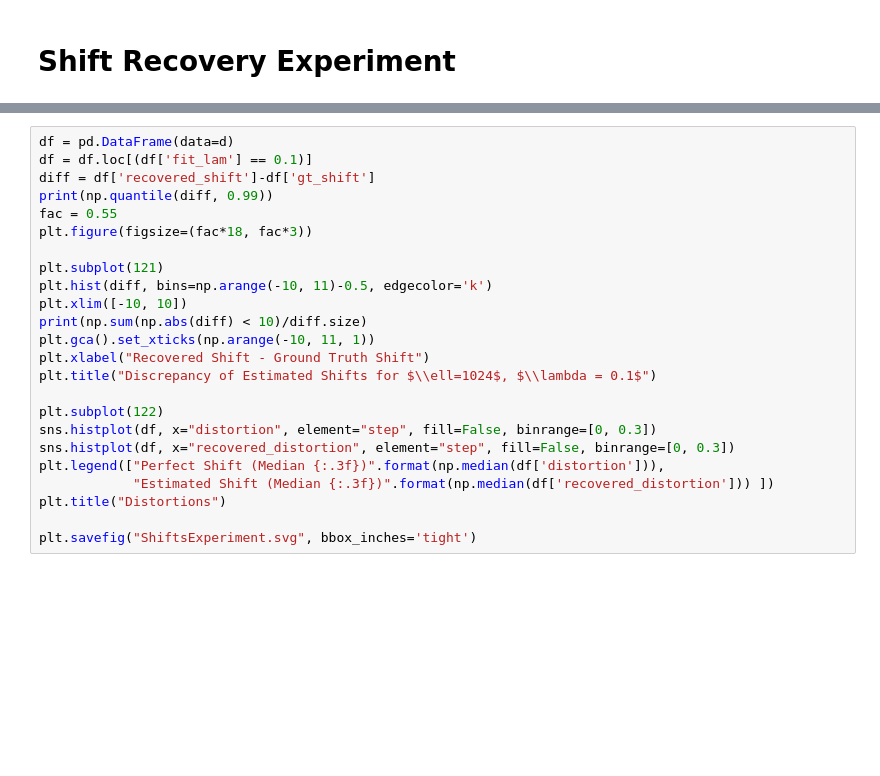
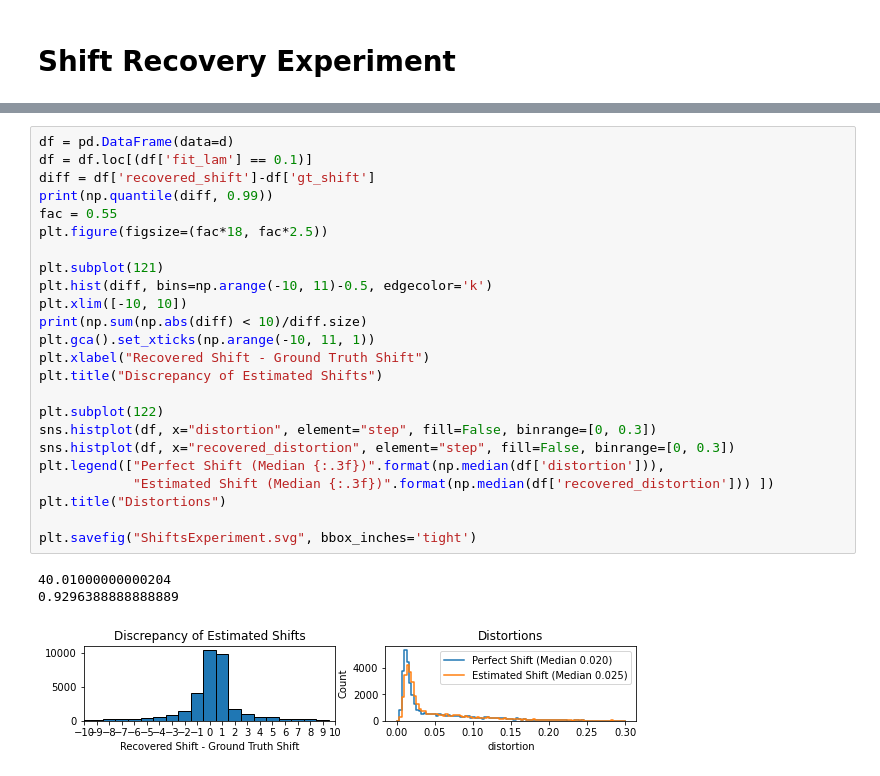
Before and after one commit to ctralie/AudioCurveSteganography, a Jupyter notebook: figures/ExperimentFigures.ipynb, the cells around one changed output, grey strips where cells are left out. Saved outputs shown, nothing was run; the diff lists cells and outputs as text; blank space fills up the shorter version.

```diff
--- a/figures/ExperimentFigures.ipynb
+++ b/figures/ExperimentFigures.ipynb
@@ -196,24 +204,28 @@ for f in files:
 # %%
 df = pd.DataFrame(data=d)
 df = df.loc[(df['fit_lam'] == 0.1)]
 diff = df['recovered_shift']-df['gt_shift']
 print(np.quantile(diff, 0.99))
 fac = 0.55
-plt.figure(figsize=(fac*18, fac*3))
+plt.figure(figsize=(fac*18, fac*2.5))
 
 plt.subplot(121)
 plt.hist(diff, bins=np.arange(-10, 11)-0.5, edgecolor='k')
 plt.xlim([-10, 10])
 print(np.sum(np.abs(diff) < 10)/diff.size)
 plt.gca().set_xticks(np.arange(-10, 11, 1))
 plt.xlabel("Recovered Shift - Ground Truth Shift")
-plt.title("Discrepancy of Estimated Shifts for $\\ell=1024$, $\\lambda = 0.1$")
+plt.title("Discrepancy of Estimated Shifts")
 
 plt.subplot(122)
 sns.histplot(df, x="distortion", element="step", fill=False, binrange=[0, 0.3])
 sns.histplot(df, x="recovered_distortion", element="step", fill=False, binrange=[0, 0.3])
 plt.legend(["Perfect Shift (Median {:.3f})".format(np.median(df['distortion'])),
             "Estimated Shift (Median {:.3f})".format(np.median(df['recovered_distortion'])) ])
 plt.title("Distortions")
 
 plt.savefig("ShiftsExperiment.svg", bbox_inches='tight')
+# %% [output]
+40.01000000000204
+0.9296388888888889
+[figure, added]
```
Also changed, not shown: parts of 4 cells of this notebook, 14 other files.
